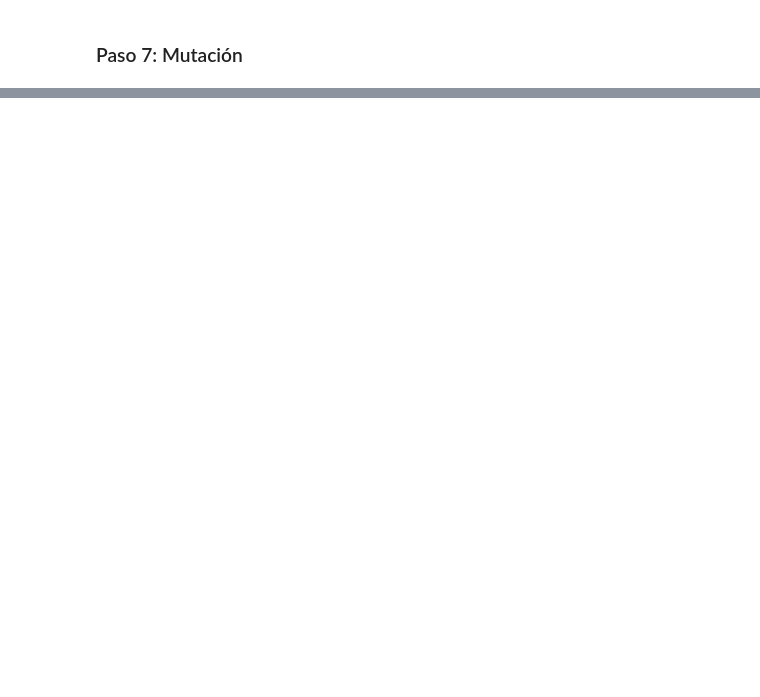
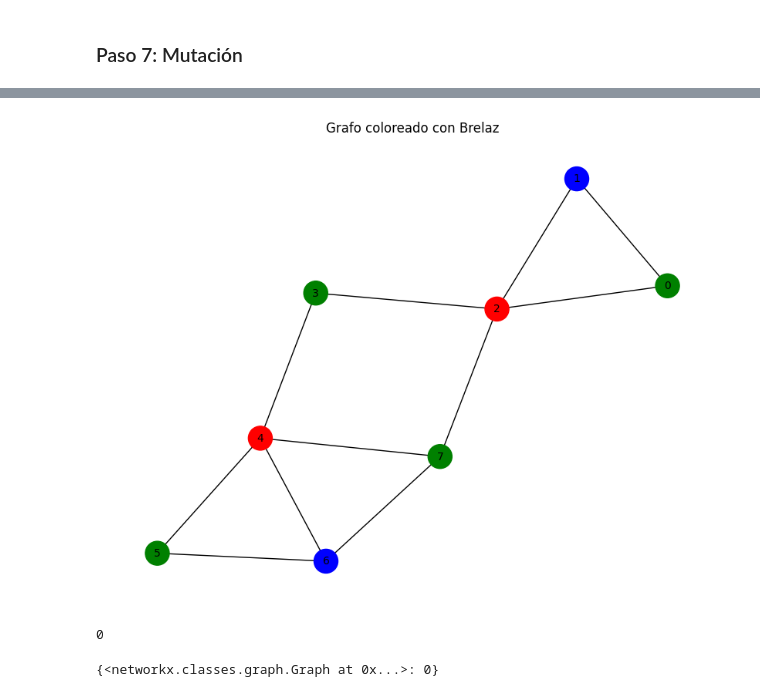
Before and after one commit to marcosd59/IT0425-INTELIGENCIA_ARTIFICIAL, a Jupyter notebook: Parcial 2/Algoritmo Genetico.ipynb, the cells around one changed output, grey strips where cells are left out. Saved outputs shown, nothing was run; the diff lists cells and outputs as text; code cells hidden in the pictures; blank space fills up the shorter version.

Commit message:
Add Algoritmo de Brelaz

```diff
--- a/Parcial 2/Algoritmo Genetico.ipynb
+++ b/Parcial 2/Algoritmo Genetico.ipynb
@@ -294,0 +334,13 @@ calcular_fitness(X)
+# %%
+def coloreo_brelaz(G, colores):
+    """
+    Aplica el algoritmo de Brelaz para colorear el grafo.
+    """
+    # Llamar a la función brelaz_algorithm
+    color = algoritmo_Brelaz(G)
+
+    # Asignar los colores al grafo
+    for vertex in color:
+        G.nodes[vertex]['color'] = colores[color[vertex] % len(colores)]
+
+    return G
@@ -294,0 +359,2 @@ calcular_fitness(X)
+# %%
+Z = coloreo_brelaz(X, colores)
@@ -294,0 +370,17 @@ calcular_fitness(X)
+# %%
+dibujar_grafo(Z, 'Grafo coloreado con Brelaz')
+# %% [output]
+[figure, added]
+# %%
+calcular_fitness(Z)
+# %% [output]
+0
+# %%
+nuevo_diccionario = {}
+
+# Agrega el nuevo grafo Z con su fitness al diccionario
+nuevo_diccionario[Z] = calcular_fitness(Z)
+
+nuevo_diccionario
+# %% [output]
+{<networkx.classes.graph.Graph at 0x...>: 0}
```
Also changed, not shown: parts of 18 cells of this notebook.
